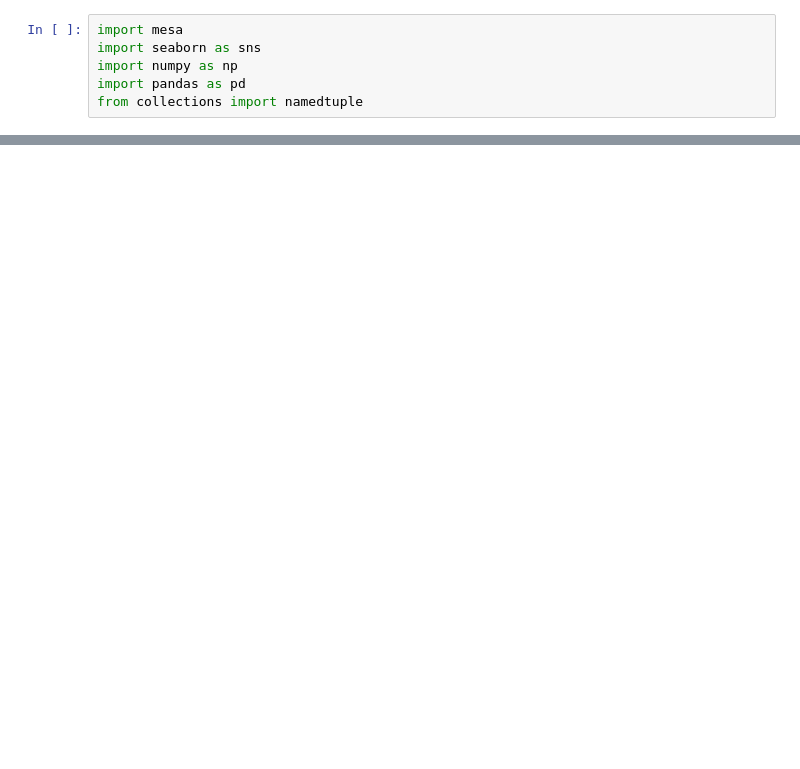
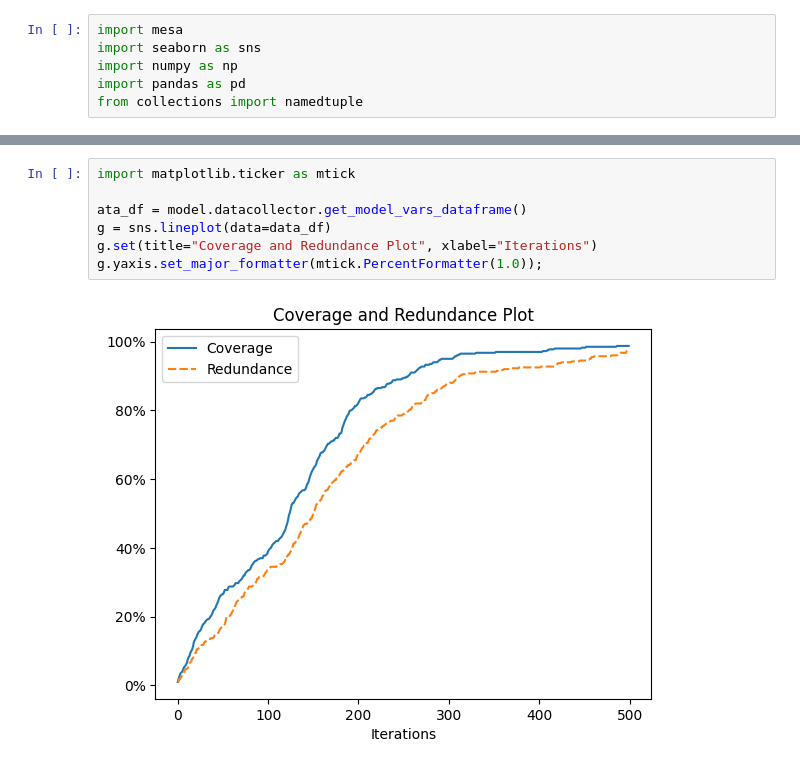
Before and after one commit to mischeen/uav_sim, a Jupyter notebook: notebooks/model.ipynb, the cells around one changed output, grey strips where cells are left out. Drawn from its saved outputs; the diff is of its cells as text; blank space fills up the shorter version.

```diff
--- a/notebooks/model.ipynb
+++ b/notebooks/model.ipynb
@@ -92,0 +110,9 @@ ax.set_ylabel("y");
+# %%
+import matplotlib.ticker as mtick
+
+ata_df = model.datacollector.get_model_vars_dataframe()
+g = sns.lineplot(data=data_df)
+g.set(title="Coverage and Redundance Plot", xlabel="Iterations")
+g.yaxis.set_major_formatter(mtick.PercentFormatter(1.0));
+# %% [output]
+[figure, added]
```
Also changed, not shown: parts of 2 cells of this notebook.
